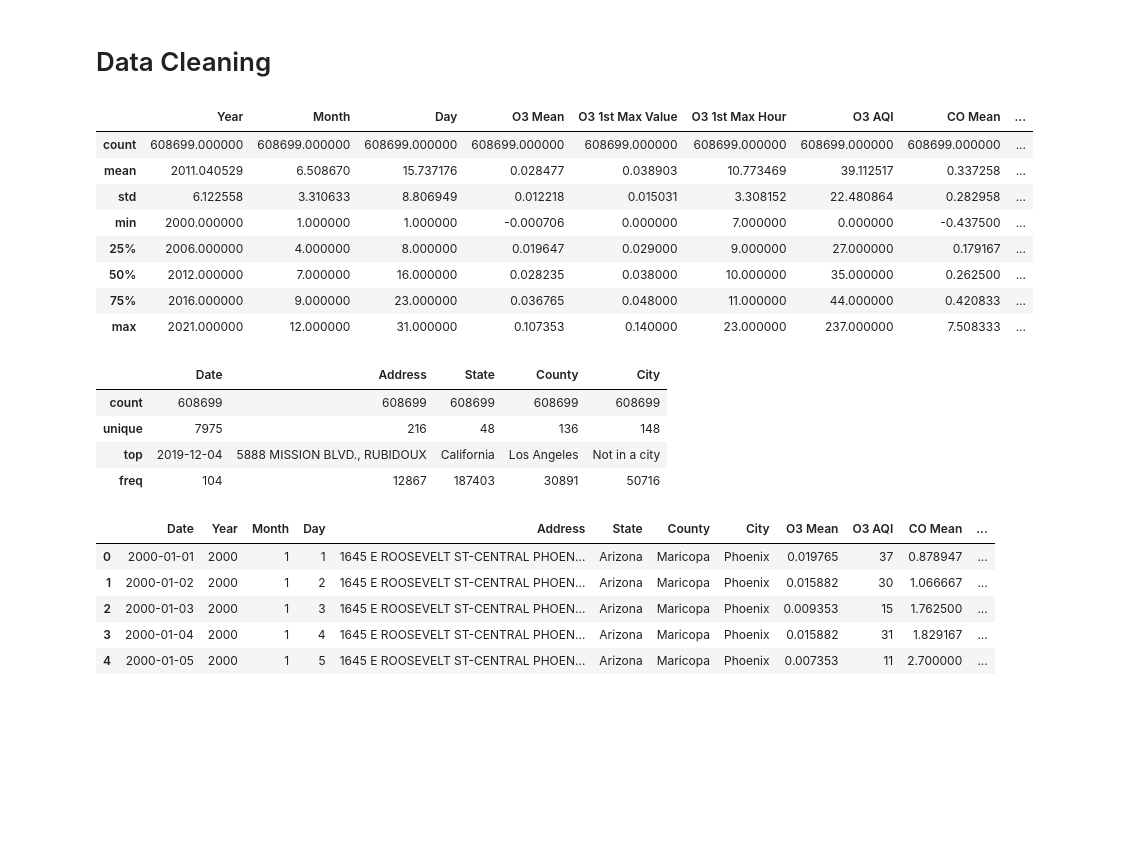
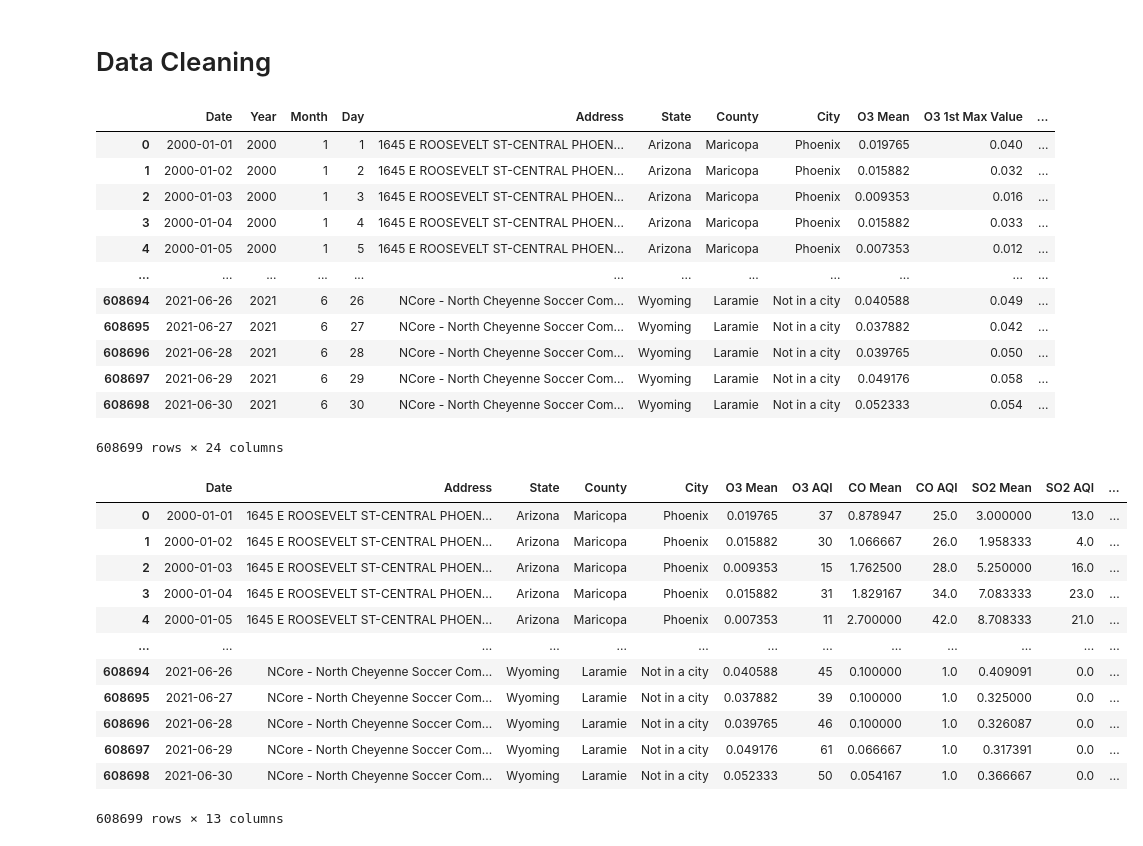
Before and after one commit to vol2468/bluebuffalo, a Jupyter notebook: DashboardProject/visuals/datacleaning.ipynb, the cells around one changed output. Drawn from its saved outputs; the diff is of its cells as text; code cells hidden in the pictures; blank space fills up the shorter version.

```diff
--- a/DashboardProject/visuals/datacleaning.ipynb
+++ b/DashboardProject/visuals/datacleaning.ipynb
@@ -3,34 +3,38 @@
 # %%
 import pandas as pd
 
-# load file
+# load polution csv file
 df = pd.read_csv('../../data/raw/pollution_2000_2021.csv')
-df.describe()
+df
 # %% [output]
-|  | Year | Month | Day | O3 Mean | O3 1st Max Value | O3 1st Max Hour | O3 AQI | CO Mean | ... |
-| count | 608699.000000 | 608699.000000 | 608699.000000 | 608699.000000 | 608699.000000 | 608699.000000 | 608699.000000 | 608699.000000 | ... |
-| mean | 2011.040529 | 6.508670 | 15.737176 | 0.028477 | 0.038903 | 10.773469 | 39.112517 | 0.337258 | ... |
-| std | 6.122558 | 3.310633 | 8.806949 | 0.012218 | 0.015031 | 3.308152 | 22.480864 | 0.282958 | ... |
-| min | 2000.000000 | 1.000000 | 1.000000 | -0.000706 | 0.000000 | 7.000000 | 0.000000 | -0.437500 | ... |
-| 25% | 2006.000000 | 4.000000 | 8.000000 | 0.019647 | 0.029000 | 9.000000 | 27.000000 | 0.179167 | ... |
-| 50% | 2012.000000 | 7.000000 | 16.000000 | 0.028235 | 0.038000 | 10.000000 | 35.000000 | 0.262500 | ... |
-| 75% | 2016.000000 | 9.000000 | 23.000000 | 0.036765 | 0.048000 | 11.000000 | 44.000000 | 0.420833 | ... |
-| max | 2021.000000 | 12.000000 | 31.000000 | 0.107353 | 0.140000 | 23.000000 | 237.000000 | 7.508333 | ... |
+|  | Date | Year | Month | Day | Address | State | County | City | O3 Mean | O3 1st Max Value | ... |
+| 0 | 2000-01-01 | 2000 | 1 | 1 | 1645 E ROOSEVELT ST-CENTRAL PHOEN... | Arizona | Maricopa | Phoenix | 0.019765 | 0.040 | ... |
+| 1 | 2000-01-02 | 2000 | 1 | 2 | 1645 E ROOSEVELT ST-CENTRAL PHOEN... | Arizona | Maricopa | Phoenix | 0.015882 | 0.032 | ... |
+| 2 | 2000-01-03 | 2000 | 1 | 3 | 1645 E ROOSEVELT ST-CENTRAL PHOEN... | Arizona | Maricopa | Phoenix | 0.009353 | 0.016 | ... |
+| 3 | 2000-01-04 | 2000 | 1 | 4 | 1645 E ROOSEVELT ST-CENTRAL PHOEN... | Arizona | Maricopa | Phoenix | 0.015882 | 0.033 | ... |
+| 4 | 2000-01-05 | 2000 | 1 | 5 | 1645 E ROOSEVELT ST-CENTRAL PHOEN... | Arizona | Maricopa | Phoenix | 0.007353 | 0.012 | ... |
+| ... | ... | ... | ... | ... | ... | ... | ... | ... | ... | ... | ... |
+| 608694 | 2021-06-26 | 2021 | 6 | 26 | NCore - North Cheyenne Soccer Com... | Wyoming | Laramie | Not in a city | 0.040588 | 0.049 | ... |
+| 608695 | 2021-06-27 | 2021 | 6 | 27 | NCore - North Cheyenne Soccer Com... | Wyoming | Laramie | Not in a city | 0.037882 | 0.042 | ... |
+| 608696 | 2021-06-28 | 2021 | 6 | 28 | NCore - North Cheyenne Soccer Com... | Wyoming | Laramie | Not in a city | 0.039765 | 0.050 | ... |
+| 608697 | 2021-06-29 | 2021 | 6 | 29 | NCore - North Cheyenne Soccer Com... | Wyoming | Laramie | Not in a city | 0.049176 | 0.058 | ... |
+| 608698 | 2021-06-30 | 2021 | 6 | 30 | NCore - North Cheyenne Soccer Com... | Wyoming | Laramie | Not in a city | 0.052333 | 0.054 | ... |
+608699 rows × 24 columns
-# %%
-df.describe(exclude='number')
-# %% [output]
-|  | Date | Address | State | County | City |
-| count | 608699 | 608699 | 608699 | 608699 | 608699 |
-| unique | 7975 | 216 | 48 | 136 | 148 |
-| top | 2019-12-04 | 5888 MISSION BLVD., RUBIDOUX | California | Los Angeles | Not in a city |
-| freq | 104 | 12867 | 187403 | 30891 | 50716 |
 # %%
-df1 = df.drop(columns=['O3 1st Max Value', 'O3 1st Max Hour', 'CO 1st Max Value', 'CO 1st Max Hour', 'SO2 1st Max Value', 'SO2 1st Max Hour', 'NO2 1st Max Value', 'NO2 1st Max Hour'])
-df1.head()
+# drop unnecessary columns
+df1 = df.drop(columns=['Year', 'Month', 'Day', 'O3 1st Max Value', 'O3 1st Max Hour', 'CO 1st Max Value', 'CO 1st Max Hour', 'SO2 1st Max Value', 'SO2 1st Max Hour', 'NO2 1st Max Value', 'NO2 1st Max Hour'])
+df1
 # %% [output]
-|  | Date | Year | Month | Day | Address | State | County | City | O3 Mean | O3 AQI | CO Mean | ... |
-| 0 | 2000-01-01 | 2000 | 1 | 1 | 1645 E ROOSEVELT ST-CENTRAL PHOEN... | Arizona | Maricopa | Phoenix | 0.019765 | 37 | 0.878947 | ... |
-| 1 | 2000-01-02 | 2000 | 1 | 2 | 1645 E ROOSEVELT ST-CENTRAL PHOEN... | Arizona | Maricopa | Phoenix | 0.015882 | 30 | 1.066667 | ... |
-| 2 | 2000-01-03 | 2000 | 1 | 3 | 1645 E ROOSEVELT ST-CENTRAL PHOEN... | Arizona | Maricopa | Phoenix | 0.009353 | 15 | 1.762500 | ... |
-| 3 | 2000-01-04 | 2000 | 1 | 4 | 1645 E ROOSEVELT ST-CENTRAL PHOEN... | Arizona | Maricopa | Phoenix | 0.015882 | 31 | 1.829167 | ... |
-| 4 | 2000-01-05 | 2000 | 1 | 5 | 1645 E ROOSEVELT ST-CENTRAL PHOEN... | Arizona | Maricopa | Phoenix | 0.007353 | 11 | 2.700000 | ... |
+|  | Date | Address | State | County | City | O3 Mean | O3 AQI | CO Mean | CO AQI | SO2 Mean | SO2 AQI | ... |
+| 0 | 2000-01-01 | 1645 E ROOSEVELT ST-CENTRAL PHOEN... | Arizona | Maricopa | Phoenix | 0.019765 | 37 | 0.878947 | 25.0 | 3.000000 | 13.0 | ... |
+| 1 | 2000-01-02 | 1645 E ROOSEVELT ST-CENTRAL PHOEN... | Arizona | Maricopa | Phoenix | 0.015882 | 30 | 1.066667 | 26.0 | 1.958333 | 4.0 | ... |
+| 2 | 2000-01-03 | 1645 E ROOSEVELT ST-CENTRAL PHOEN... | Arizona | Maricopa | Phoenix | 0.009353 | 15 | 1.762500 | 28.0 | 5.250000 | 16.0 | ... |
+| 3 | 2000-01-04 | 1645 E ROOSEVELT ST-CENTRAL PHOEN... | Arizona | Maricopa | Phoenix | 0.015882 | 31 | 1.829167 | 34.0 | 7.083333 | 23.0 | ... |
+| 4 | 2000-01-05 | 1645 E ROOSEVELT ST-CENTRAL PHOEN... | Arizona | Maricopa | Phoenix | 0.007353 | 11 | 2.700000 | 42.0 | 8.708333 | 21.0 | ... |
+| ... | ... | ... | ... | ... | ... | ... | ... | ... | ... | ... | ... | ... |
+| 608694 | 2021-06-26 | NCore - North Cheyenne Soccer Com... | Wyoming | Laramie | Not in a city | 0.040588 | 45 | 0.100000 | 1.0 | 0.409091 | 0.0 | ... |
+| 608695 | 2021-06-27 | NCore - North Cheyenne Soccer Com... | Wyoming | Laramie | Not in a city | 0.037882 | 39 | 0.100000 | 1.0 | 0.325000 | 0.0 | ... |
+| 608696 | 2021-06-28 | NCore - North Cheyenne Soccer Com... | Wyoming | Laramie | Not in a city | 0.039765 | 46 | 0.100000 | 1.0 | 0.326087 | 0.0 | ... |
+| 608697 | 2021-06-29 | NCore - North Cheyenne Soccer Com... | Wyoming | Laramie | Not in a city | 0.049176 | 61 | 0.066667 | 1.0 | 0.317391 | 0.0 | ... |
+| 608698 | 2021-06-30 | NCore - North Cheyenne Soccer Com... | Wyoming | Laramie | Not in a city | 0.052333 | 50 | 0.054167 | 1.0 | 0.366667 | 0.0 | ... |
+608699 rows × 13 columns
```
Also changed, not shown: parts of 6 cells of this notebook, 6 other files.
